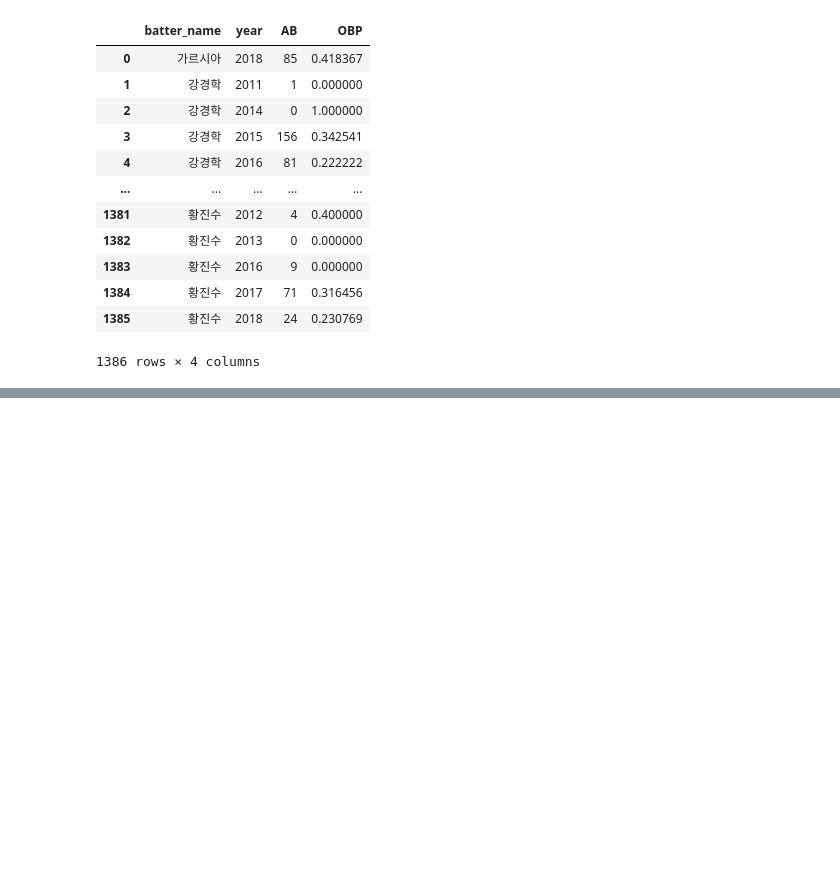
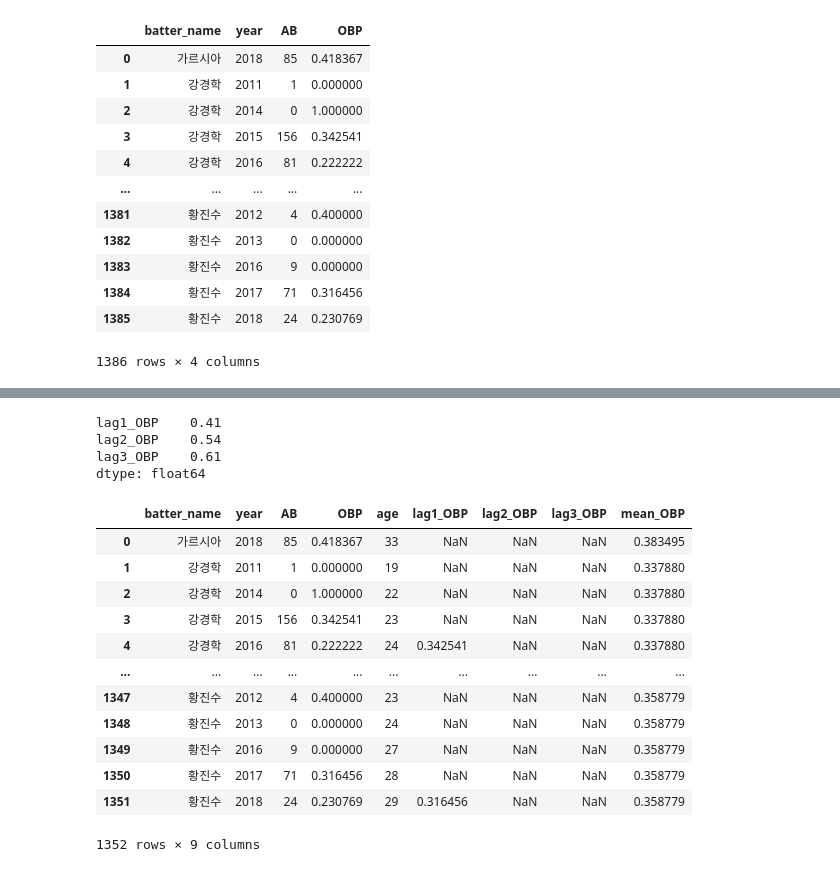
Before and after one commit to good5229/dacon_practice, a Jupyter notebook: Kbo_OPS.ipynb, the cells around one changed output, grey strips where cells are left out. Saved outputs shown, nothing was run; the diff lists cells and outputs as text; code cells hidden in the pictures; blank space fills up the shorter version.

```diff
--- a/Kbo_OPS.ipynb
+++ b/Kbo_OPS.ipynb
@@ -694,0 +712,10 @@ sum_hf_yr_OBP
+# %%
+# 나이를 포함한 변수 선택
+sum_hf_yr_OBP = sum_hf_yr_OBP.merge(regular_season_df[['batter_name','year','age']],
+                                    how = 'left', on=['batter_name','year'])
+
+# 총 3년 전 성적까지 변수를 생성
+sum_hf_yr_OBP = lag_function(sum_hf_yr_OBP, "OBP", 1)
+sum_hf_yr_OBP = lag_function(sum_hf_yr_OBP, "OBP", 2)
+sum_hf_yr_OBP = lag_function(sum_hf_yr_OBP, "OBP", 3)
+sum_hf_yr_OBP
@@ -694,0 +736,44 @@ sum_hf_yr_OBP
+# %%
+round(sum_hf_yr_OBP[['lag1_OBP','lag2_OBP','lag3_OBP']].isna().sum() / \
+      sum_hf_yr_OBP.shape[0], 2)
+# %% [output]
+lag1_OBP    0.41
+lag2_OBP    0.54
+lag3_OBP    0.61
+dtype: float64
+# %%
+#1. 선수별 OBP 평균
+# SF = (H+BB+HBP) / OBP-(AB+BB+HBP)
+# OBP = (H+BB+HBP) / (AB+BB+HBP+SF)
+player_OBP_mean = regular_season_df.loc[regular_season_df['AB'] >= 30].groupby(
+    'batter_name')['AB','H','BB','HBP','SF'].sum().reset_index()
+player_OBP_mean['mean_OBP'] = player_OBP_mean[['H', 'BB', 'HBP']].sum(axis=1) / \
+                            player_OBP_mean[['AB','BB','HBP','SF']].sum(axis=1)
+
+#2. 시즌별 OBP 평균
+season_OBP_mean = regular_season_df.loc[regular_season_df['AB'] >= 30].groupby(
+    'year')['AB','H','BB','HBP','SF'].sum().reset_index()
+season_OBP_mean['mean_OBP'] = season_OBP_mean[['H', 'BB', 'HBP']].sum(axis=1) / \
+                              season_OBP_mean[['AB','BB','HBP','SF']].sum(axis=1)
+season_OBP_mean = season_OBP_mean[['year', 'mean_OBP']]
+
+#### player_OBP_mean(선수평균) 열 추가
+sum_hf_yr_OBP = sum_hf_yr_OBP.merge(player_OBP_mean[['batter_name', 'mean_OBP']],
+                                    how ='left', on="batter_name")
+sum_hf_yr_OBP = \
+    sum_hf_yr_OBP.loc[~sum_hf_yr_OBP['mean_OBP'].isna()].reset_index(drop=True)
+sum_hf_yr_OBP
+# %% [output]
+|  | batter_name | year | AB | OBP | age | lag1_OBP | lag2_OBP | lag3_OBP | mean_OBP |
+| 0 | 가르시아 | 2018 | 85 | 0.418367 | 33 | NaN | NaN | NaN | 0.383495 |
+| 1 | 강경학 | 2011 | 1 | 0.000000 | 19 | NaN | NaN | NaN | 0.337880 |
+| 2 | 강경학 | 2014 | 0 | 1.000000 | 22 | NaN | NaN | NaN | 0.337880 |
+| 3 | 강경학 | 2015 | 156 | 0.342541 | 23 | NaN | NaN | NaN | 0.337880 |
+| 4 | 강경학 | 2016 | 81 | 0.222222 | 24 | 0.342541 | NaN | NaN | 0.337880 |
+| ... | ... | ... | ... | ... | ... | ... | ... | ... | ... |
+| 1347 | 황진수 | 2012 | 4 | 0.400000 | 23 | NaN | NaN | NaN | 0.358779 |
+| 1348 | 황진수 | 2013 | 0 | 0.000000 | 24 | NaN | NaN | NaN | 0.358779 |
+| 1349 | 황진수 | 2016 | 9 | 0.000000 | 27 | NaN | NaN | NaN | 0.358779 |
+| 1350 | 황진수 | 2017 | 71 | 0.316456 | 28 | NaN | NaN | NaN | 0.358779 |
+| 1351 | 황진수 | 2018 | 24 | 0.230769 | 29 | 0.316456 | NaN | NaN | 0.358779 |
+1352 rows × 9 columns
```
Also changed, not shown: parts of 19 cells of this notebook.
